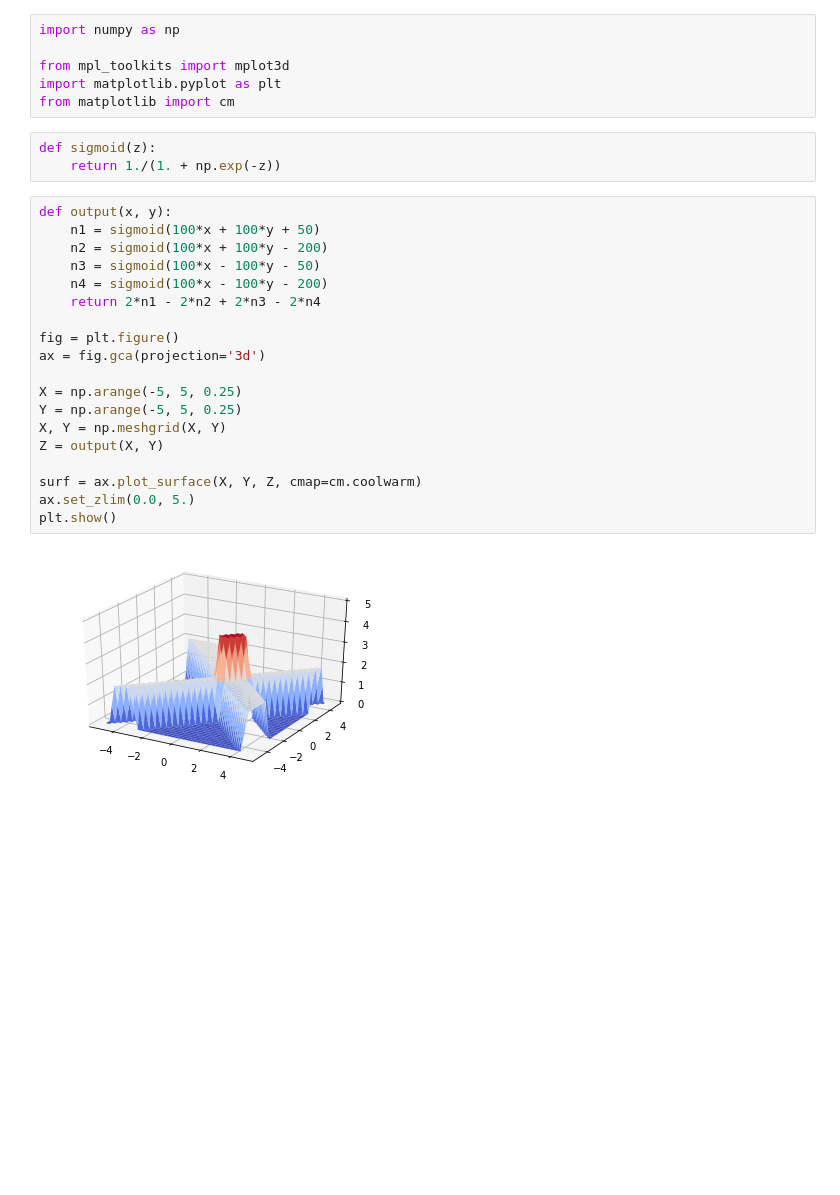
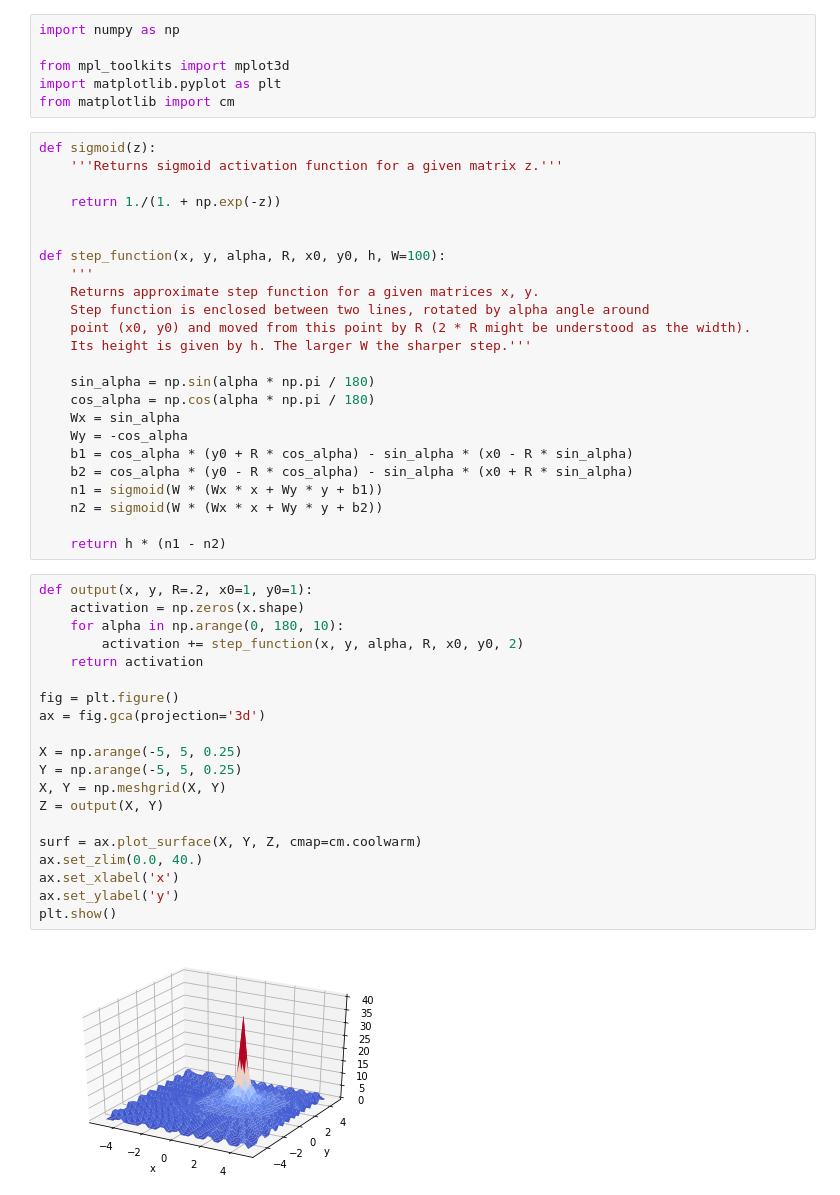
Before and after one commit to PawelSzczerbiak/universality-theorem, a Jupyter notebook: visualization.ipynb, the cells around one changed output. Drawn from its saved outputs; the diff is of its cells as text; blank space fills up the shorter version.

Commit message:
Step function in arbitrary direction

```diff
--- a/visualization.ipynb
+++ b/visualization.ipynb
@@ -6,27 +8,49 @@ import numpy as np
 from mpl_toolkits import mplot3d
 import matplotlib.pyplot as plt
 from matplotlib import cm
-# %%
-def sigmoid(z):
-    return 1./(1. + np.exp(-z))
+# %%
+def sigmoid(z):
+    '''Returns sigmoid activation function for a given matrix z.'''
+
+    return 1./(1. + np.exp(-z))
+
+
+def step_function(x, y, alpha, R, x0, y0, h, W=100):
+    '''
+    Returns approximate step function for a given matrices x, y.
+    Step function is enclosed between two lines, rotated by alpha angle around
+    point (x0, y0) and moved from this point by R (2 * R might be understood as the width).
+    Its height is given by h. The larger W the sharper step.'''
+
+    sin_alpha = np.sin(alpha * np.pi / 180)
+    cos_alpha = np.cos(alpha * np.pi / 180)
+    Wx = sin_alpha
+    Wy = -cos_alpha
+    b1 = cos_alpha * (y0 + R * cos_alpha) - sin_alpha * (x0 - R * sin_alpha)
+    b2 = cos_alpha * (y0 - R * cos_alpha) - sin_alpha * (x0 + R * sin_alpha)
+    n1 = sigmoid(W * (Wx * x + Wy * y + b1))
+    n2 = sigmoid(W * (Wx * x + Wy * y + b2))
+
+    return h * (n1 - n2)
 # %%
-def output(x, y):
-    n1 = sigmoid(100*x + 100*y + 50)
-    n2 = sigmoid(100*x + 100*y - 200)
-    n3 = sigmoid(100*x - 100*y - 50)
-    n4 = sigmoid(100*x - 100*y - 200)
-    return 2*n1 - 2*n2 + 2*n3 - 2*n4
+def output(x, y, R=.2, x0=1, y0=1):
+    activation = np.zeros(x.shape)
+    for alpha in np.arange(0, 180, 10):
+        activation += step_function(x, y, alpha, R, x0, y0, 2)
+    return activation
 
 fig = plt.figure()
 ax = fig.gca(projection='3d')
 
 X = np.arange(-5, 5, 0.25)
 Y = np.arange(-5, 5, 0.25)
 X, Y = np.meshgrid(X, Y)
 Z = output(X, Y)
 
 surf = ax.plot_surface(X, Y, Z, cmap=cm.coolwarm)
-ax.set_zlim(0.0, 5.)
+ax.set_zlim(0.0, 40.)
+ax.set_xlabel('x')
+ax.set_ylabel('y')
 plt.show()
 # %% [output]
-[figure, old version]
+[figure, new version]
```
Also changed, not shown: parts of 2 cells of this notebook.
